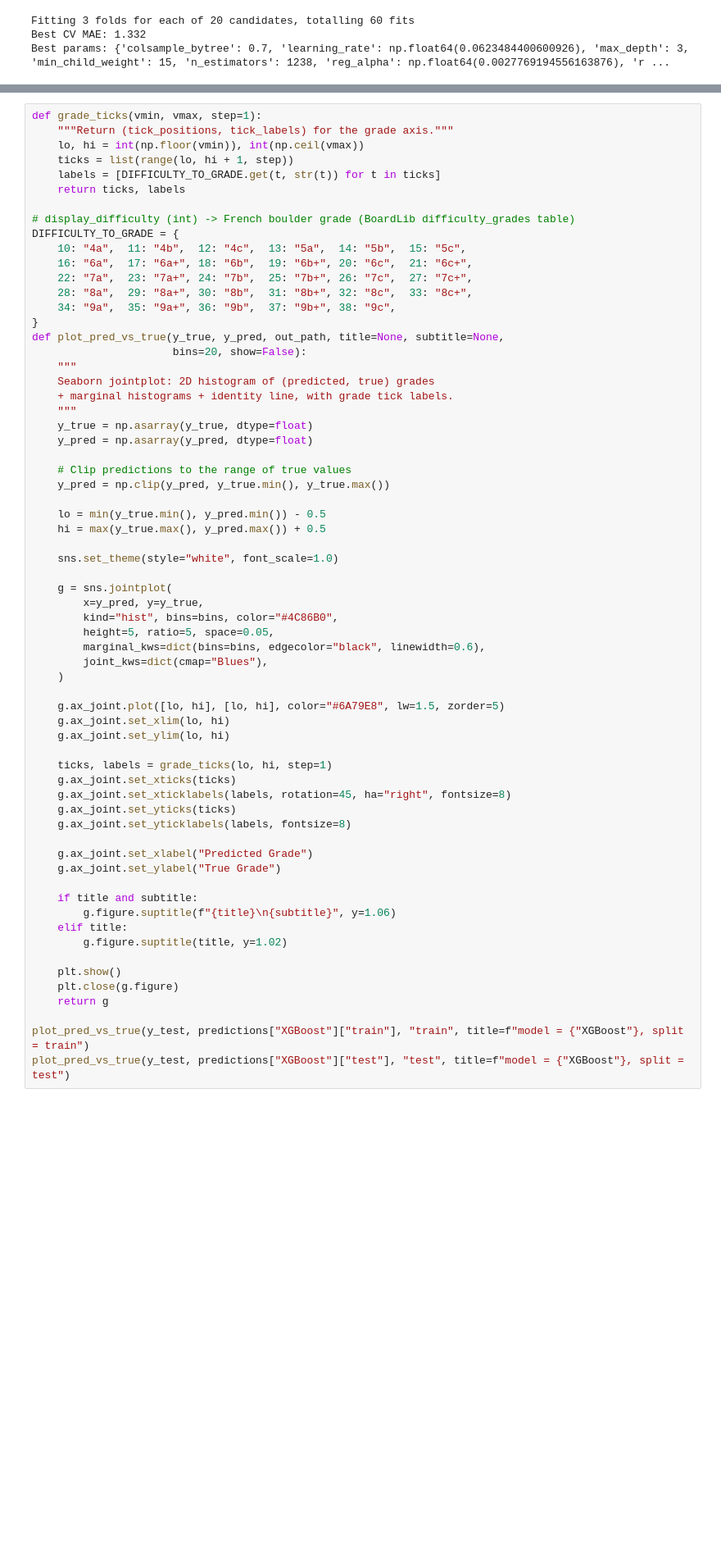
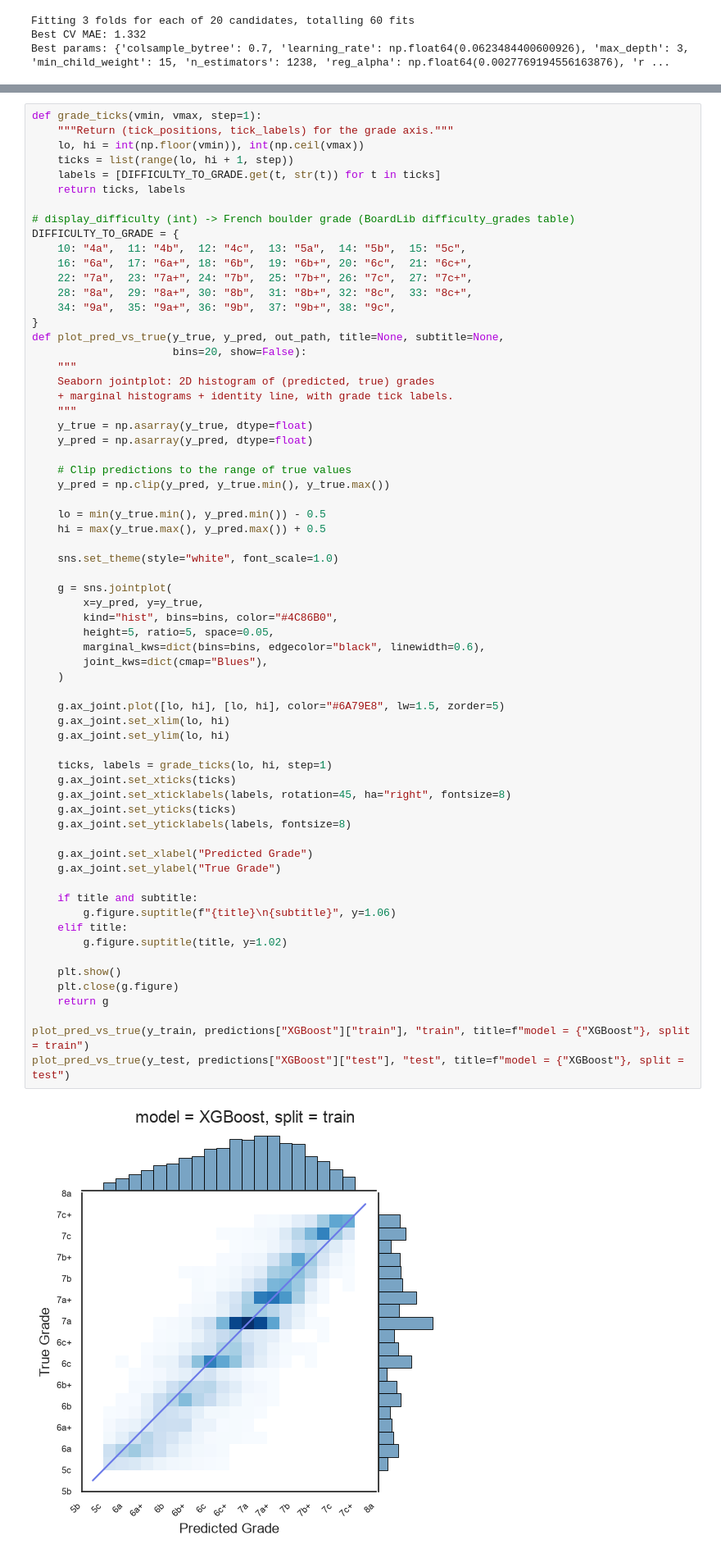
Before and after one commit to lrzgael/kilter_grade_prediction, a Jupyter notebook: notebooks/03_model_training_and_evaluation.ipynb, the cells around one changed output, grey strips where cells are left out. Shown at 82% size. Saved outputs shown, nothing was run; the diff lists cells and outputs as text; blank space fills up the shorter version.

```diff
--- a/notebooks/03_model_training_and_evaluation.ipynb
+++ b/notebooks/03_model_training_and_evaluation.ipynb
@@ -289,31 +289,32 @@ def plot_pred_vs_true(y_true, y_pred, out_path, title=None, subtitle=None,
         kind="hist", bins=bins, color="#4C86B0",
         height=5, ratio=5, space=0.05,
         marginal_kws=dict(bins=bins, edgecolor="black", linewidth=0.6),
         joint_kws=dict(cmap="Blues"),
     )
 
     g.ax_joint.plot([lo, hi], [lo, hi], color="#6A79E8", lw=1.5, zorder=5)
     g.ax_joint.set_xlim(lo, hi)
     g.ax_joint.set_ylim(lo, hi)
 
     ticks, labels = grade_ticks(lo, hi, step=1)
     g.ax_joint.set_xticks(ticks)
     g.ax_joint.set_xticklabels(labels, rotation=45, ha="right", fontsize=8)
     g.ax_joint.set_yticks(ticks)
     g.ax_joint.set_yticklabels(labels, fontsize=8)
 
     g.ax_joint.set_xlabel("Predicted Grade")
     g.ax_joint.set_ylabel("True Grade")
 
     if title and subtitle:
         g.figure.suptitle(f"{title}\n{subtitle}", y=1.06)
     elif title:
         g.figure.suptitle(title, y=1.02)
 
     plt.show()
     plt.close(g.figure)
     return g
 
-plot_pred_vs_true(y_test, predictions["XGBoost"]["train"], "train", title=f"model = {"XGBoost"}, split = train")
+plot_pred_vs_true(y_train, predictions["XGBoost"]["train"], "train", title=f"model = {"XGBoost"}, split = train")
 plot_pred_vs_true(y_test, predictions["XGBoost"]["test"], "test", title=f"model = {"XGBoost"}, split = test")
 # %% [output]
+[figure, new version]
```
Also changed, not shown: parts of 1 cell of this notebook.
